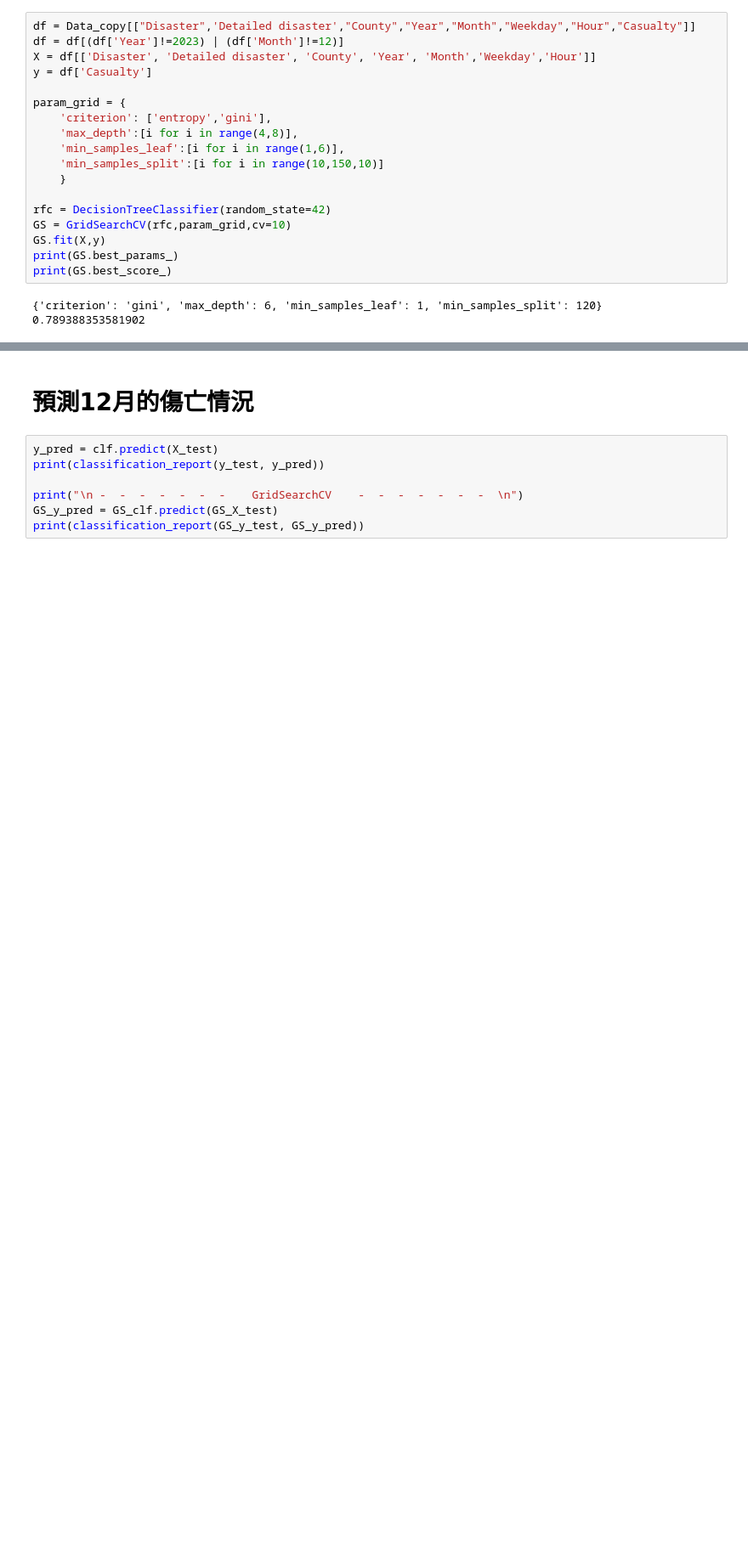
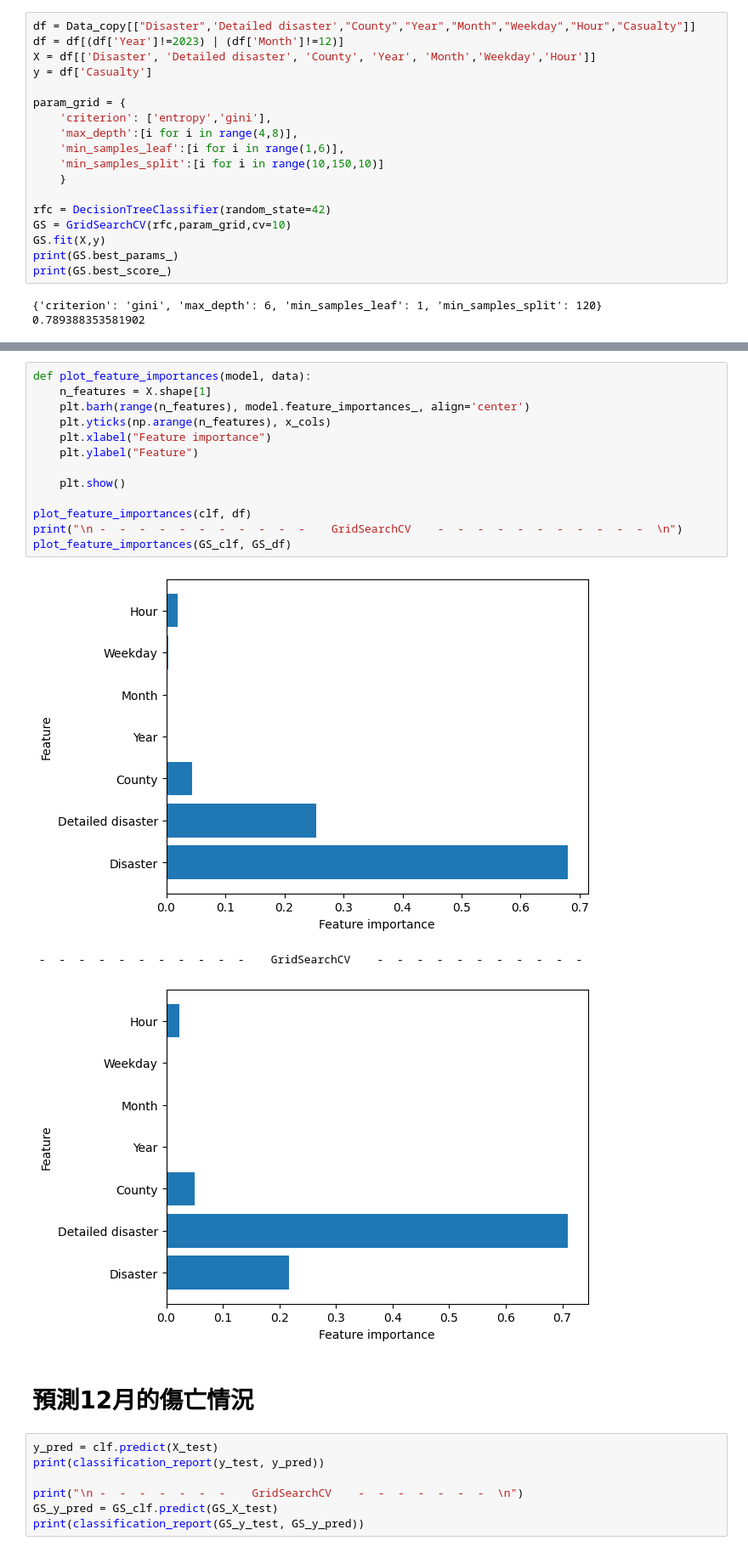
Before and after one commit to 410921209/big-data, a Jupyter notebook: Bigdata1218.ipynb, the cells around one changed output, grey strips where cells are left out. Shown at 85% size. Cells and saved outputs as stored; diff of their text form; blank space fills up the shorter version.

```diff
--- a/Bigdata1218.ipynb
+++ b/Bigdata1218.ipynb
@@ -178,6 +183,23 @@ Image('DT.png')
 # %% [output]
 決策樹(gini)：
 [figure]
+# %%
+def plot_feature_importances(model, data):
+    n_features = X.shape[1]
+    plt.barh(range(n_features), model.feature_importances_, align='center')
+    plt.yticks(np.arange(n_features), x_cols)
+    plt.xlabel("Feature importance")
+    plt.ylabel("Feature")
+
+    plt.show()
+
+plot_feature_importances(clf, df)
+print("\n -  -  -  -  -  -  -  -  -  -  -    GridSearchCV    -  -  -  -  -  -  -  -  -  -  -  \n")
+plot_feature_importances(GS_clf, GS_df)
+# %% [output]
+[figure, added]
+ -  -  -  -  -  -  -  -  -  -  -    GridSearchCV    -  -  -  -  -  -  -  -  -  -  -
+[figure, added]
 # %% [markdown]
 # **預測12月的傷亡情況**
 # %%
```
Also changed, not shown: parts of 5 cells of this notebook.
